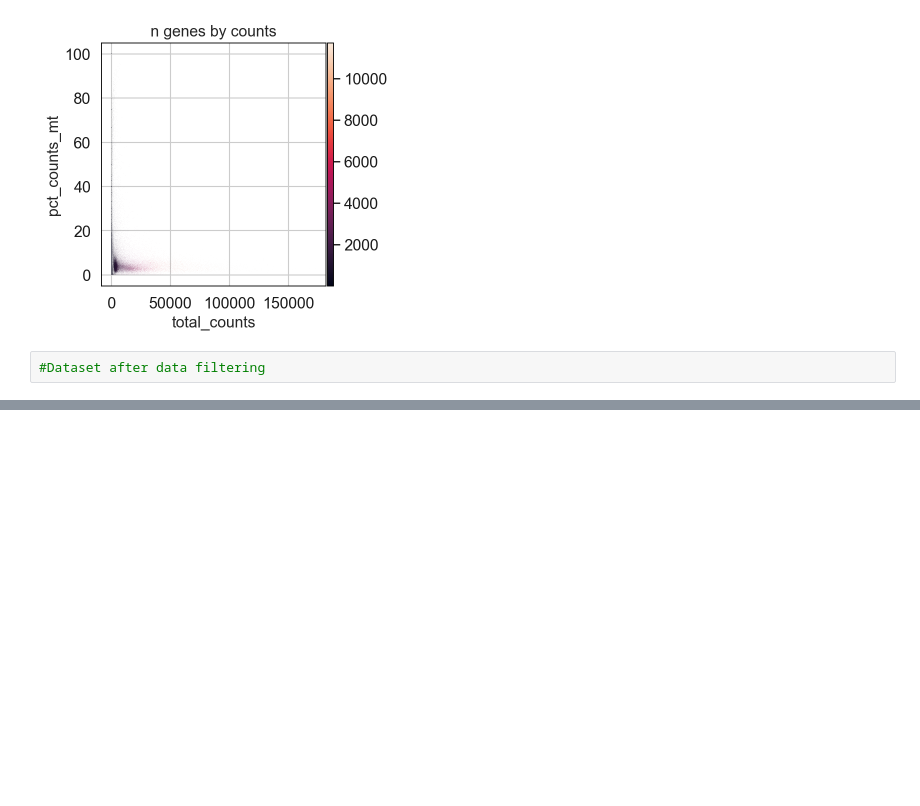
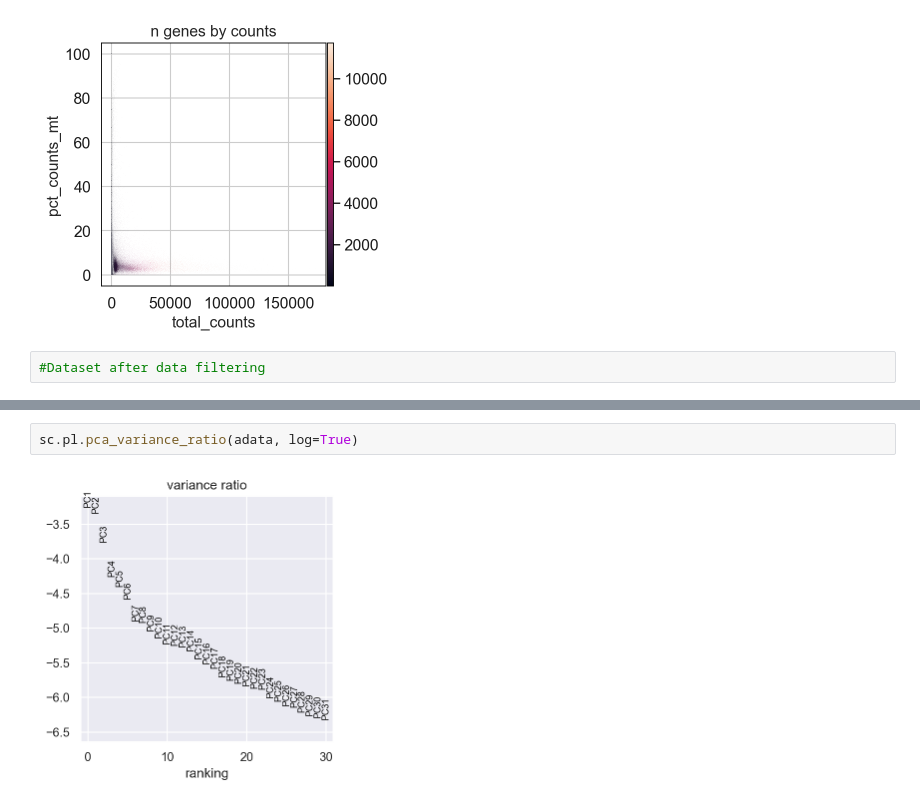
Before and after one commit to tianxin-wang/BIOS26211-Final-Project, a Jupyter notebook: Single Cell Seq.ipynb, the cells around one changed output, grey strips where cells are left out. Saved outputs shown, nothing was run; the diff lists cells and outputs as text; blank space fills up the shorter version.

```diff
--- a/Single Cell Seq.ipynb
+++ b/Single Cell Seq.ipynb
@@ -101,0 +150,4 @@ sns.jointplot(x="n_genes_by_counts",y="pct_counts_mt",data=adata.obs,kind="scatt
+# %%
+sc.pl.pca_variance_ratio(adata, log=True)
+# %% [output]
+[figure, added]
```
Also changed, not shown: parts of 13 cells of this notebook.
